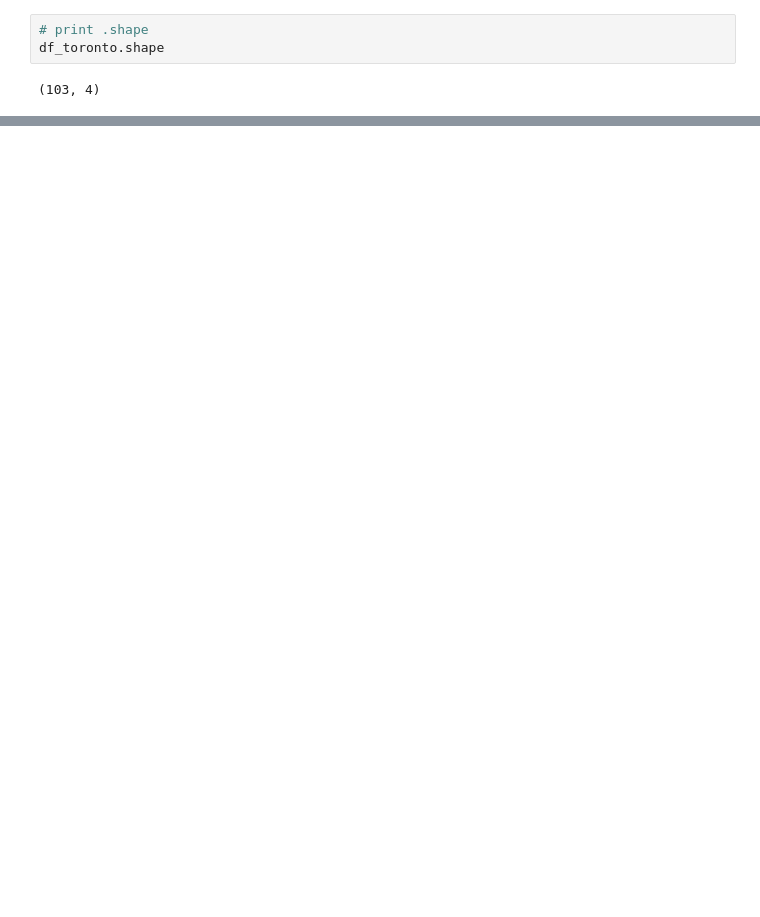
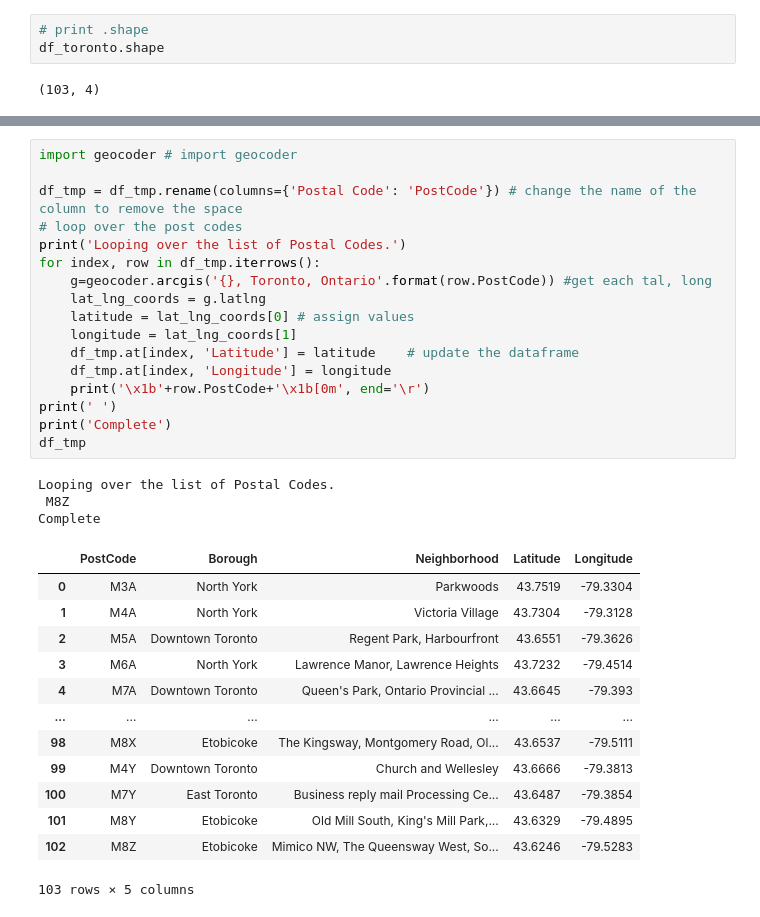
Before and after one commit to cleeallan/Coursera_Capstone, a Jupyter notebook: Toronto.ipynb, the cells around one changed output, grey strips where cells are left out. Cells and saved outputs as stored; diff of their text form; blank space fills up the shorter version.

```diff
--- a/Toronto.ipynb
+++ b/Toronto.ipynb
@@ -40,0 +73,34 @@ df_toronto.shape
+# %%
+import geocoder # import geocoder
+
+df_tmp = df_tmp.rename(columns={'Postal Code': 'PostCode'}) # change the name of the column to remove the space
+# loop over the post codes
+print('Looping over the list of Postal Codes.')
+for index, row in df_tmp.iterrows():
+    g=geocoder.arcgis('{}, Toronto, Ontario'.format(row.PostCode)) #get each tal, long
+    lat_lng_coords = g.latlng
+    latitude = lat_lng_coords[0] # assign values
+    longitude = lat_lng_coords[1]
+    df_tmp.at[index, 'Latitude'] = latitude    # update the dataframe
+    df_tmp.at[index, 'Longitude'] = longitude
+    print('\x1b'+row.PostCode+'\x1b[0m', end='\r')
+print(' ')
+print('Complete')
+df_tmp
+# %% [output]
+Looping over the list of Postal Codes.
+ M8Z
+Complete
+|  | PostCode | Borough | Neighborhood | Latitude | Longitude |
+| 0 | M3A | North York | Parkwoods | 43.7519 | -79.3304 |
+| 1 | M4A | North York | Victoria Village | 43.7304 | -79.3128 |
+| 2 | M5A | Downtown Toronto | Regent Park, Harbourfront | 43.6551 | -79.3626 |
+| 3 | M6A | North York | Lawrence Manor, Lawrence Heights | 43.7232 | -79.4514 |
+| 4 | M7A | Downtown Toronto | Queen's Park, Ontario Provincial ... | 43.6645 | -79.393 |
+| ... | ... | ... | ... | ... | ... |
+| 98 | M8X | Etobicoke | The Kingsway, Montgomery Road, Ol... | 43.6537 | -79.5111 |
+| 99 | M4Y | Downtown Toronto | Church and Wellesley | 43.6666 | -79.3813 |
+| 100 | M7Y | East Toronto | Business reply mail Processing Ce... | 43.6487 | -79.3854 |
+| 101 | M8Y | Etobicoke | Old Mill South, King's Mill Park,... | 43.6329 | -79.4895 |
+| 102 | M8Z | Etobicoke | Mimico NW, The Queensway West, So... | 43.6246 | -79.5283 |
+103 rows × 5 columns
```
Also changed, not shown: parts of 11 cells of this notebook.
